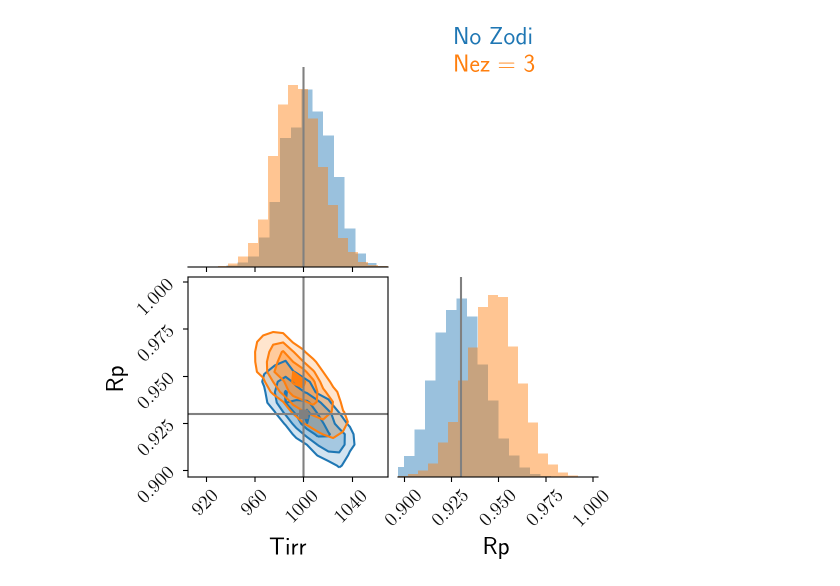
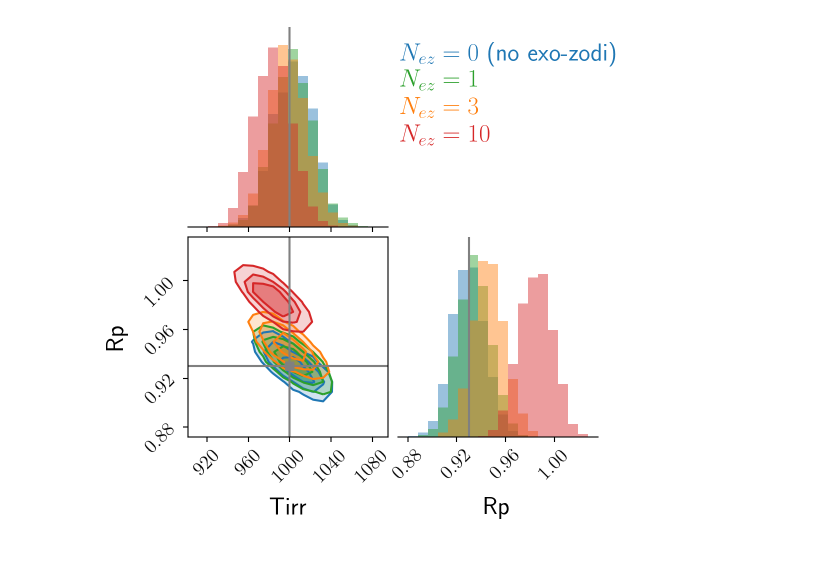
Before and after one commit to jlustigy/CHIMERA, a Jupyter notebook: exoPIE/compare_results_zodi.ipynb, the cells around one changed output. Cells and saved outputs as stored; diff of their text form; code cells hidden in the pictures; blank space fills up the shorter version.

```diff
--- a/exoPIE/compare_results_zodi.ipynb
+++ b/exoPIE/compare_results_zodi.ipynb
@@ -74 +76,4 @@ chain_all4, spectra_all4 = extract_flatchain(exopie_all4, tag, iburn, mad_cut=No
 using 140 of 140 walkers
+# %%
+from run_wasp43_free_allin4_zodi1 import exopie as exopie_zodi1; tag = "test_free_allin4_zodi1"; iburn=1000
+chain_zodi1, spectra_zodi1 = extract_flatchain(exopie_zodi1, tag, iburn, mad_cut=None)
@@ -80 +88,4 @@ chain_zodi3, spectra_zodi3 = extract_flatchain(exopie_zodi3, tag, iburn, mad_cut
 using 140 of 140 walkers
+# %%
+from run_wasp43_free_allin4_zodi10 import exopie as exopie_zodi10; tag = "test_free_allin4_zodi10"; iburn=1000
+chain_zodi10, spectra_zodi10 = extract_flatchain(exopie_zodi10, tag, iburn, mad_cut=None)
@@ -81,10 +99,21 @@ using 140 of 140 walkers
+# %%
+N = 100000
+
+chain_all4 = chain_all4[-N:,:]
+chain_zodi1 = chain_zodi1[-N:,:]
+chain_zodi3 = chain_zodi3[-N:,:]
+chain_zodi10 = chain_zodi10[-N:,:]
 # %%
 var_names = ["Tirr", "Rp"]
 
 color1 = "C0"
+color4 = "C2"
 color2 = "C1"
-title1 = "No Zodi"
-title2 = "Nez = 3"
+color3 = "C3"
+title1 = "$N_{ez} = 0$ (no exo-zodi)"
+title4 = "$N_{ez} = 1$"
+title2 = "$N_{ez} = 3$"
+title3 = "$N_{ez} = 10$"
 smooth = None
 labels = exopie_all4.THETA_NAMES
 theta0 = exopie_all4.THETA0
@@ -93,18 +122,26 @@ vtag = str(var_names).replace(",", "").replace("'", "").replace(" ", "_").replac
 theta_dict = dict(zip(labels, theta0))
 t0 = [theta_dict[v] for v in var_names]
 
+# This will attempt to set the xrange for all plots using data from previous calls to this code,
+# therefore this will not work on the first call of this cell
+try:
+    xrange = list(zip(np.min(np.array((fig_xlims, fig_xlims2, fig_xlims3)), axis=0)[:,0], np.max(np.array((fig_xlims, fig_xlims2, fig_xlims3)), axis=0)[:,1]))
+except:
+    xrange = None
+
 df = pd.DataFrame(chain_all4, columns=labels)
 fig = corner.corner(df[var_names].values, labels = var_names, truths=t0, truth_color="gray", color = color1, show_titles = True, scale_hist=True,
                     plot_contours=True, plot_points = True, plot_density = True,
                     hist_kwargs = {"alpha" : 0.45, "histtype" : "stepfilled"},
                     no_fill_contours=True, plot_datapoints=False, fill_contours=True,
-                    smooth = smooth)
+                    smooth = smooth, range=xrange)
 
 # Save the titles and ylims for the first corner
 ndim = len(var_names)
 axes = np.reshape(fig.axes, (ndim, ndim))
 fig_titles = []
 fig_ylims = []
+fig_xlims = []
 for i in range(ndim):
     for j in range(ndim):
         if i == j:
@@ -112,6 +149,31 @@ for i in range(ndim):
             #print(axes[i,j].get_ylim())
             fig_titles.append(axes[i,j].get_title())
             fig_ylims.append(axes[i,j].get_ylim())
+            fig_xlims.append(axes[i,j].get_xlim())
+        else:
+            pass
+
+df = pd.DataFrame(chain_zodi1, columns=labels)
+fig = corner.corner(df[var_names].values, fig = fig, color = color4,
+                    labels = var_names, show_titles = True, scale_hist=True,
+                    plot_contours=True, plot_density = True,
+                    hist_kwargs = {"alpha" : 0.45, "histtype" : "stepfilled", "lw" : 1.0, "ls" : "-"},
+                    no_fill_contours=True, plot_datapoints=False, fill_contours=True,
+                    smooth = smooth, range=xrange)
+
+# Save the titles and ylims for the second corner
+axes = np.reshape(fig.axes, (ndim, ndim))
+fig_titles4 = []
+fig_ylims4 = []
+fig_xlims4 = []
+for i in range(ndim):
+    for j in range(ndim):
+        if i == j:
+            #print(axes[i,j].get_title())
+            #print(axes[i,j].get_ylim())
+            fig_titles4.append(axes[i,j].get_title())
+            fig_ylims4.append(axes[i,j].get_ylim())
+            fig_xlims4.append(axes[i,j].get_xlim())
         else:
             pass
 
@@ -121,12 +183,13 @@ fig = corner.corner(df[var_names].values, fig = fig, color = color2,
                     plot_contours=True, plot_density = True,
                     hist_kwargs = {"alpha" : 0.45, "histtype" : "stepfilled", "lw" : 1.0, "ls" : "-"},
                     no_fill_contours=True, plot_datapoints=False, fill_contours=True,
-                    smooth = smooth)
+                    smooth = smooth, range=xrange)
 
 # Save the titles and ylims for the second corner
 axes = np.reshape(fig.axes, (ndim, ndim))
 fig_titles2 = []
 fig_ylims2 = []
+fig_xlims2 = []
 for i in range(ndim):
     for j in range(ndim):
         if i == j:
@@ -134,21 +197,24 @@ for i in range(ndim):
             #print(axes[i,j].get_ylim())
             fig_titles2.append(axes[i,j].get_title())
             fig_ylims2.append(axes[i,j].get_ylim())
+            fig_xlims2.append(axes[i,j].get_xlim())
         else:
             pass
-"""
-fig = corner.corner(chain_mirilrs, fig = fig, color = color3,
-                    labels = labels, show_titles = True, scale_hist=True,
+#"""
+df = pd.DataFrame(chain_zodi10, columns=labels)
+fig = corner.corner(df[var_names].values, fig = fig, color = color3,
+                    labels = var_names, show_titles = True, scale_hist=True,
                     plot_contours=True, plot_density = True,
                     hist_kwargs = {"alpha" : 0.45, "histtype" : "stepfilled", "lw" : 1.0, "ls" : "-"},
                     no_fill_contours=True, plot_datapoints=False, fill_contours=True,
-                    smooth = smooth)
+                    smooth = smooth, range=xrange)
 
 
 # Save the titles and ylims for the second corner
 axes = np.reshape(fig.axes, (ndim, ndim))
 fig_titles3 = []
 fig_ylims3 = []
+fig_xlims3 = []
 for i in range(ndim):
     for j in range(ndim):
         if i == j:
@@ -156,16 +222,20 @@ for i in range(ndim):
             #print(axes[i,j].get_ylim())
             fig_titles3.append(axes[i,j].get_title())
             fig_ylims3.append(axes[i,j].get_ylim())
+            fig_xlims3.append(axes[i,j].get_xlim())
         else:
             pass
-"""
+#"""
 
 # Make title
-fig.text(2.0 / (ndim+1), 1.0 - 0.1*(0./ndim), title1, color = color1, ha = "left", va = "top", fontsize = 18)
-fig.text(2.0 / (ndim+1), 1.0 - 0.1*(1./ndim), title2, color = color2, ha = "left", va = "top", fontsize = 18)
-#fig.text(2.0 / (ndim+1), 1.0 - 0.3*(2./ndim), title3, color = color3, ha = "left", va = "top", fontsize = 18)
+fig.text(1.7 / (ndim+1), 0.9 - 0.1*(0./ndim), title1, color = color1, ha = "left", va = "top", fontsize = 18)
+fig.text(1.7 / (ndim+1), 0.9 - 0.1*(1./ndim), title4, color = color4, ha = "left", va = "top", fontsize = 18)
+fig.text(1.7 / (ndim+1), 0.9 - 0.1*(2./ndim), title2, color = color2, ha = "left", va = "top", fontsize = 18)
+fig.text(1.7 / (ndim+1), 0.9 - 0.1*(3./ndim), title3, color = color3, ha = "left", va = "top", fontsize = 18)
 
-ymaxes = np.max(np.array((fig_ylims, fig_ylims2)), axis=0)[:,1]
+ymaxes = np.max(np.array((fig_ylims, fig_ylims2, fig_ylims3, fig_ylims4)), axis=0)[:,1]
+xmaxes = np.max(np.array((fig_xlims, fig_xlims2, fig_xlims3, fig_xlims4)), axis=0)[:,1]
+xmins = np.min(np.array((fig_xlims, fig_xlims2, fig_xlims3, fig_xlims4)), axis=0)[:,0]
 
 # Make merge titles along diagonal
 axes = np.reshape(fig.axes, (ndim, ndim))
@@ -175,32 +245,32 @@ for i in range(ndim):
             #print(axes[i,j].get_title())
             #print(axes[i,j].get_ylim())
             text = axes[i,j].get_title()
             text += "\n" + fig_titles[i]
-            #text += "\n" + fig_titles2[i]
+            text += "\n" + fig_titles2[i]
             #axes[i,j].set_title(text, fontsize = 18)
             #t1 = axes[i,j].text(0.0, 1.175, axes[i,j].get_title(), ha = "left", va = "bottom", color = color2, transform = axes[i,j].transAxes)
             #t2 = axes[i,j].text(0.0, 1.175, fig_titles[i], ha = "left", va = "top", color = color1, transform = axes[i,j].transAxes)
             #t3 = axes[i,j].text(0.0, 1.175, fig_titles2[i], ha = "left", va = "top", color = color3, transform = axes[i,j].transAxes)
             text = None
             axes[i,j].set_title(text, fontsize = 14)
             axes[i,j].set_ylim(bottom = 0.0, top = ymaxes[i])
         else:
             pass
 
 # Adjust axis labels
 for i, ax in enumerate(fig.axes):
     ax.xaxis.label.set_fontsize(18)
     ax.yaxis.label.set_fontsize(18)
     ax.title.set_fontsize(18)
     for tick in ax.xaxis.get_major_ticks():
         tick.label.set_fontsize(14)
     for tick in ax.yaxis.get_major_ticks():
         tick.label.set_fontsize(14)
     if i%(len(var_names)+1)==0:
         ax.spines["top"].set_visible(False)
         ax.spines["left"].set_visible(False)
         ax.spines["right"].set_visible(False)
 
 fig.savefig("/Users/lustija1/Documents/exoPIE_IRAD/W43b_PIE_retrieval_corner_%s_%s.png" %(tag, vtag), bbox_inches = "tight")
 # %% [output]
-[figure, old version]
+[figure, new version]
```
Also changed, not shown: parts of 18 cells of this notebook, 1 other file.
